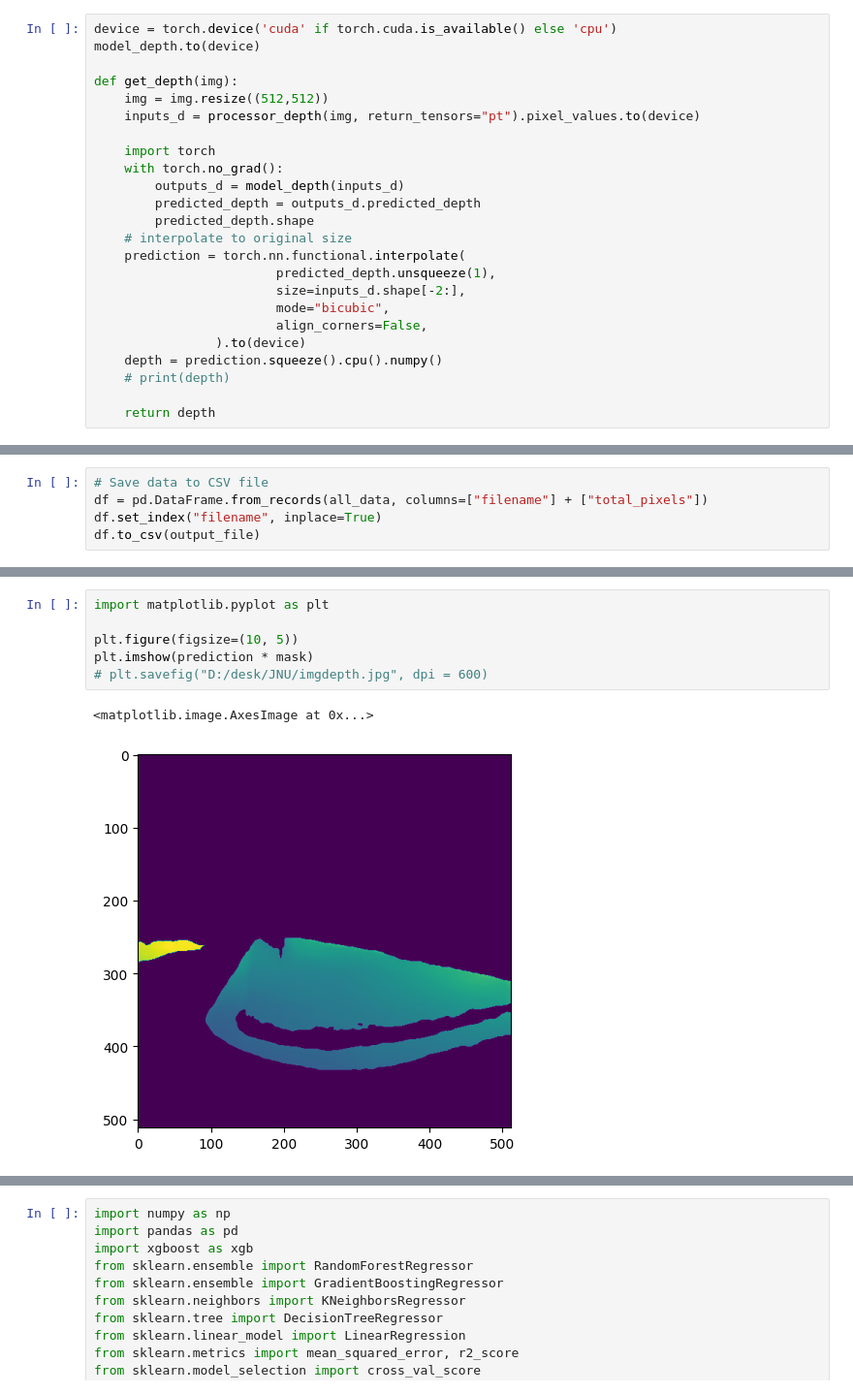
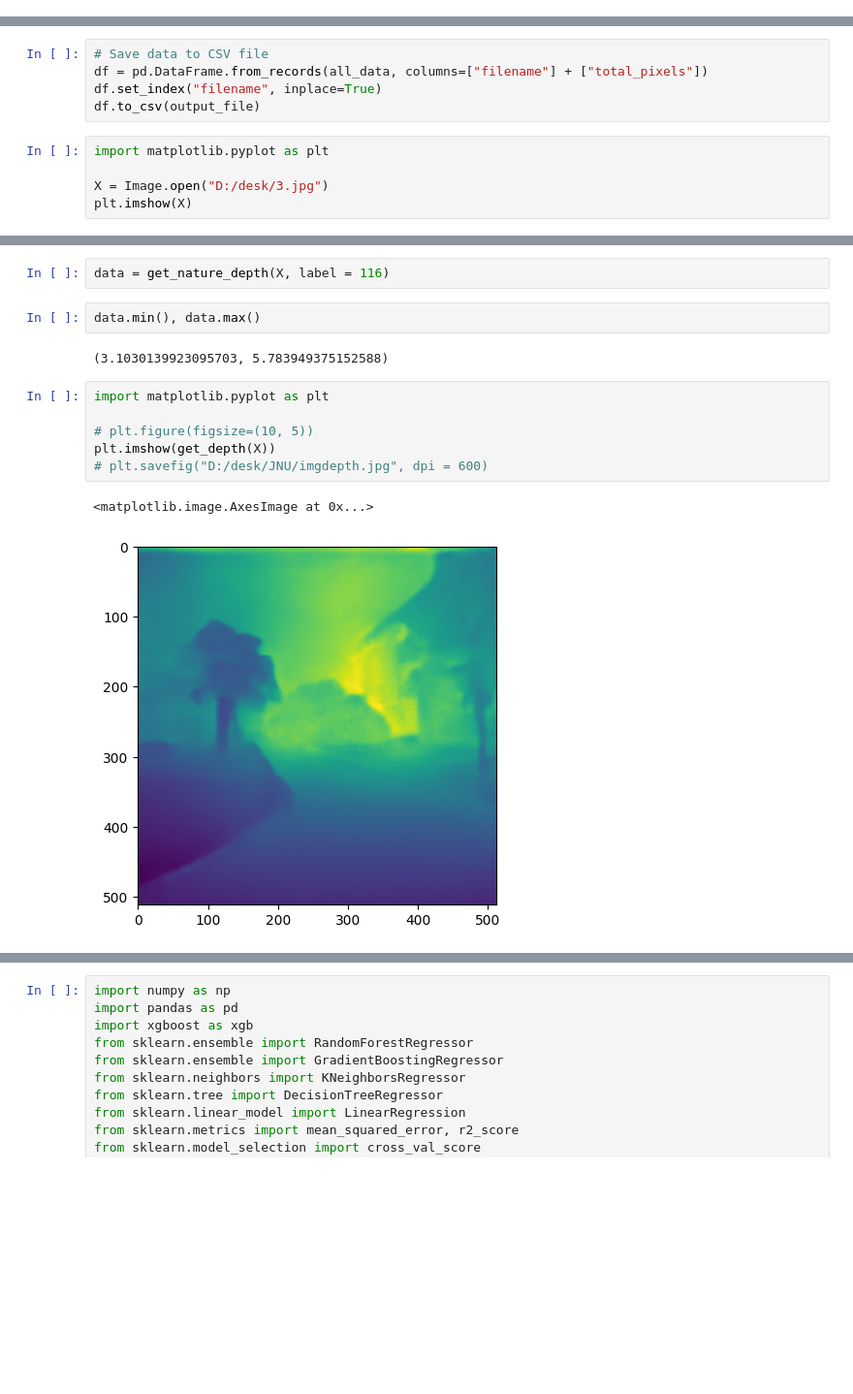
Before and after one commit to MMHHRR/Perception_distance, a Jupyter notebook: code/restoration_depth.ipynb, the cells around one changed output, grey strips where cells are left out. Shown at 97% size. Cells and saved outputs as stored; diff of their text form; blank space fills up the shorter version.

```diff
--- a/code/restoration_depth.ipynb
+++ b/code/restoration_depth.ipynb
@@ -110,24 +92,0 @@ img
-# %%
-device = torch.device('cuda' if torch.cuda.is_available() else 'cpu')
-model_depth.to(device)
-
-def get_depth(img):
-    img = img.resize((512,512))
-    inputs_d = processor_depth(img, return_tensors="pt").pixel_values.to(device)
-
-    import torch
-    with torch.no_grad():
-        outputs_d = model_depth(inputs_d)
-        predicted_depth = outputs_d.predicted_depth
-        predicted_depth.shape
-    # interpolate to original size
-    prediction = torch.nn.functional.interpolate(
-                        predicted_depth.unsqueeze(1),
-                        size=inputs_d.shape[-2:],
-                        mode="bicubic",
-                        align_corners=False,
-                ).to(device)
-    depth = prediction.squeeze().cpu().numpy()
-    # print(depth)
-
-    return depth
@@ -172,3 +95,8 @@ PYTORCH_CUDA_ALLOC_CONF
 df = pd.DataFrame.from_records(all_data, columns=["filename"] + ["total_pixels"])
 df.set_index("filename", inplace=True)
 df.to_csv(output_file)
+# %%
+import matplotlib.pyplot as plt
+
+X = Image.open("D:/desk/3.jpg")
+plt.imshow(X)
@@ -175,9 +106,15 @@ df.to_csv(output_file)
+# %%
+data = get_nature_depth(X, label = 116)
+# %%
+data.min(), data.max()
+# %% [output]
+(3.1030139923095703, 5.783949375152588)
 # %%
 import matplotlib.pyplot as plt
 
-plt.figure(figsize=(10, 5))
-plt.imshow(prediction * mask)
+# plt.figure(figsize=(10, 5))
+plt.imshow(get_depth(X))
 # plt.savefig("D:/desk/JNU/imgdepth.jpg", dpi = 600)
 # %% [output]
 <matplotlib.image.AxesImage at 0x...>
-[figure, old version]
+[figure, new version]
```
Also changed, not shown: parts of 52 cells of this notebook.
